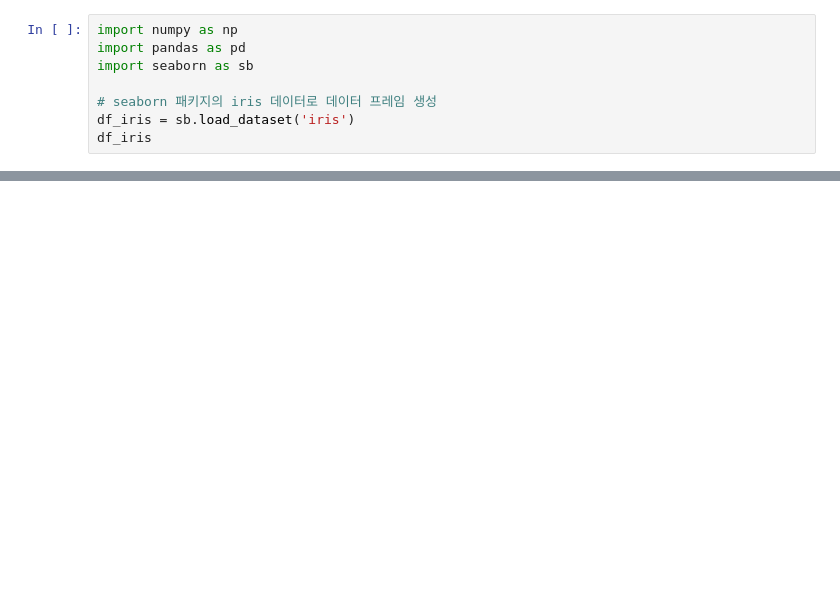
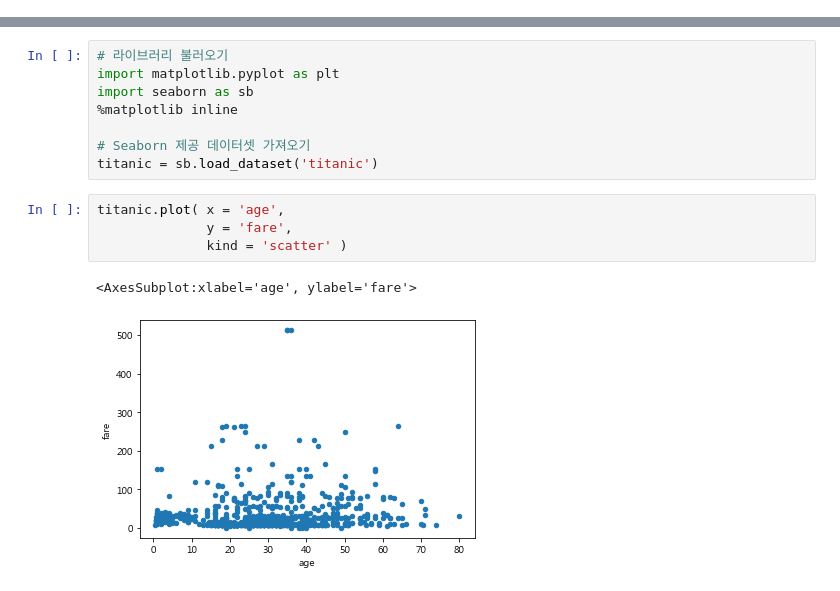
Before and after one commit to anjuiswhat/TIL, a Jupyter notebook: Python/test.ipynb, the cells around one changed output, grey strips where cells are left out. Saved outputs shown, nothing was run; the diff lists cells and outputs as text; blank space fills up the shorter version.

```diff
--- a/Python/test.ipynb
+++ b/Python/test.ipynb
@@ -1,8 +0,0 @@
-# %%
-import numpy as np
-import pandas as pd
-import seaborn as sb
-
-# seaborn 패키지의 iris 데이터로 데이터 프레임 생성
-df_iris = sb.load_dataset('iris')
-df_iris
@@ -227,0 +38,15 @@ H0 채택
+# %%
+# 라이브러리 불러오기
+import matplotlib.pyplot as plt
+import seaborn as sb
+%matplotlib inline
+
+# Seaborn 제공 데이터셋 가져오기
+titanic = sb.load_dataset('titanic')
+# %%
+titanic.plot( x = 'age',
+              y = 'fare',
+              kind = 'scatter' )
+# %% [output]
+<AxesSubplot:xlabel='age', ylabel='fare'>
+[figure, added]
```
Also changed, not shown: parts of 31 cells of this notebook.
